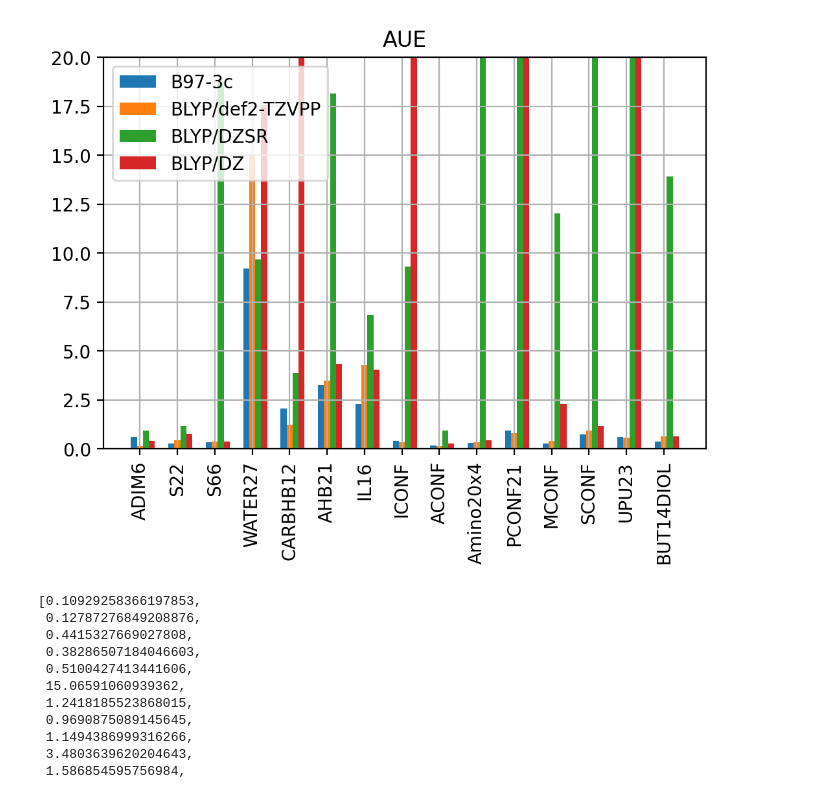
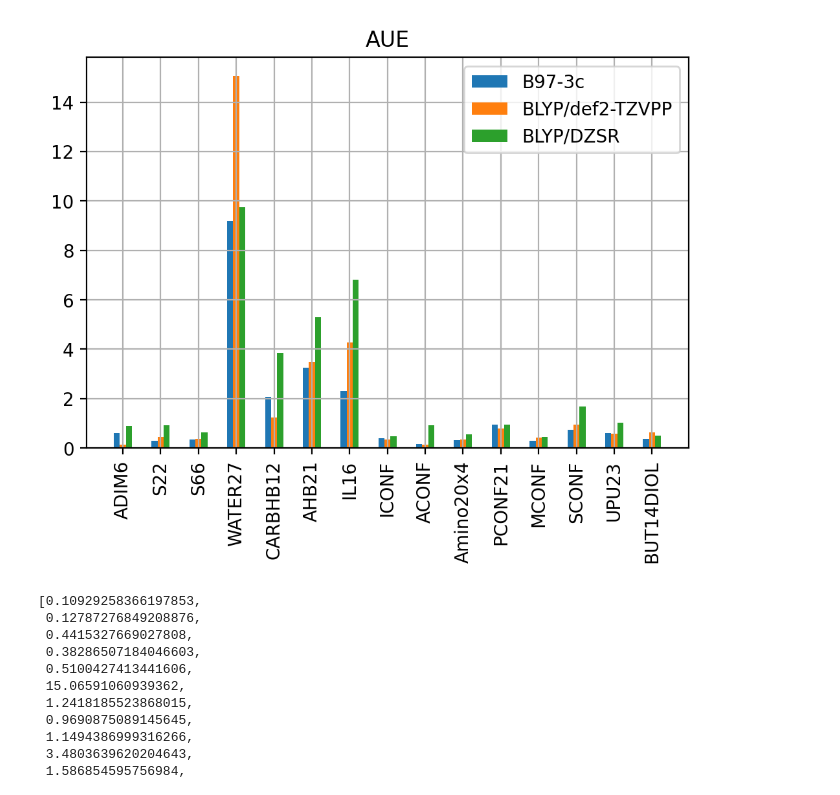
Before and after one commit to huichenggong/GMTKN55, a Jupyter notebook: GMTKN-py/Error_analysis_CP2K.ipynb, the cells around one changed output. Cells and saved outputs as stored; diff of their text form; code cells hidden in the pictures.

```diff
--- a/GMTKN-py/Error_analysis_CP2K.ipynb
+++ b/GMTKN-py/Error_analysis_CP2K.ipynb
@@ -14,13 +14,15 @@ sub_set = ['RG18', 'ADIM6', 'S22', 'S66', 'HEAVY28', 'WATER27', 'CARBHB12', 'PNI
 sub_set = [ 'ADIM6', 'S22', 'S66', 'WATER27', 'CARBHB12', 'AHB21', 'IL16',
         'ICONF', 'ACONF', 'Amino20x4', 'PCONF21', 'MCONF', 'SCONF', 'UPU23', 'BUT14DIOL']
 
+#sub_set = [ 'UPU23']
+
 #IDISP big xyz dimension
 
 levels = ["01_B973c",
           "06_BLYP"
           ]
-level_cp2k = ["01_DZVP-MOLOPT-SR",
-              "02_DZVP-MOLOPT"
+level_cp2k = ["01_DZSR_big",
+              "02_DZ_big"
              ]
 # %%
 base_local = Path("../non-Co")
@@ -63,5 +71,6 @@ for s in sub_set:
 
     plt.title(s)
     plt.legend()
+    plt.ylim(-10,10)
     plt.show()
 # %% [output]
@@ -83,8 +92,7 @@ AUE_dict = {"N":[],
             "delta_E":[],
             "01_B973c":[],
             "06_BLYP":[],
-            "01_DZVP-MOLOPT-SR":[],
-            "02_DZVP-MOLOPT":[]
+            "01_DZSR_big":[],
             }
 for s in sub_set:
     B_set = set_dict[s]
@@ -100,34 +108,32 @@ for s in sub_set:
 # %%
 plt.figure("AUE",dpi=200)
 plt.title("AUE")
 
 x = np.arange(len(sub_set))
 total_width, n = 0.8, 5
 width = total_width / n
 
 
 
 data = AUE_dict["01_B973c"]
 plt.bar(x, data, width=width,label="B97-3c")
 plt.xticks(rotation = 90)
 
 data = AUE_dict["06_BLYP"]
 plt.bar(x+width, data, width=width,label="BLYP/def2-TZVPP", tick_label=sub_set)
 
-data = AUE_dict["01_DZVP-MOLOPT-SR"]
+data = AUE_dict["01_DZSR_big"]
 plt.bar(x+2*width, data, width=width,label="BLYP/DZSR")
 
-data = AUE_dict["02_DZVP-MOLOPT"]
-plt.bar(x+3*width, data, width=width,label="BLYP/DZ")
 
 
-plt.ylim(0,20)
+#plt.ylim(0,4)
 plt.legend()
 plt.grid()
 #plt.yscale("log")
 plt.savefig("AUE_CP2K.png")
 # %% [output]
-[figure, old version]
+[figure, new version]
 # %%
 AUE_dict["06_BLYP"]
 # %% [output]
```
Also changed, not shown: parts of 4 cells of this notebook, 1 other file.
